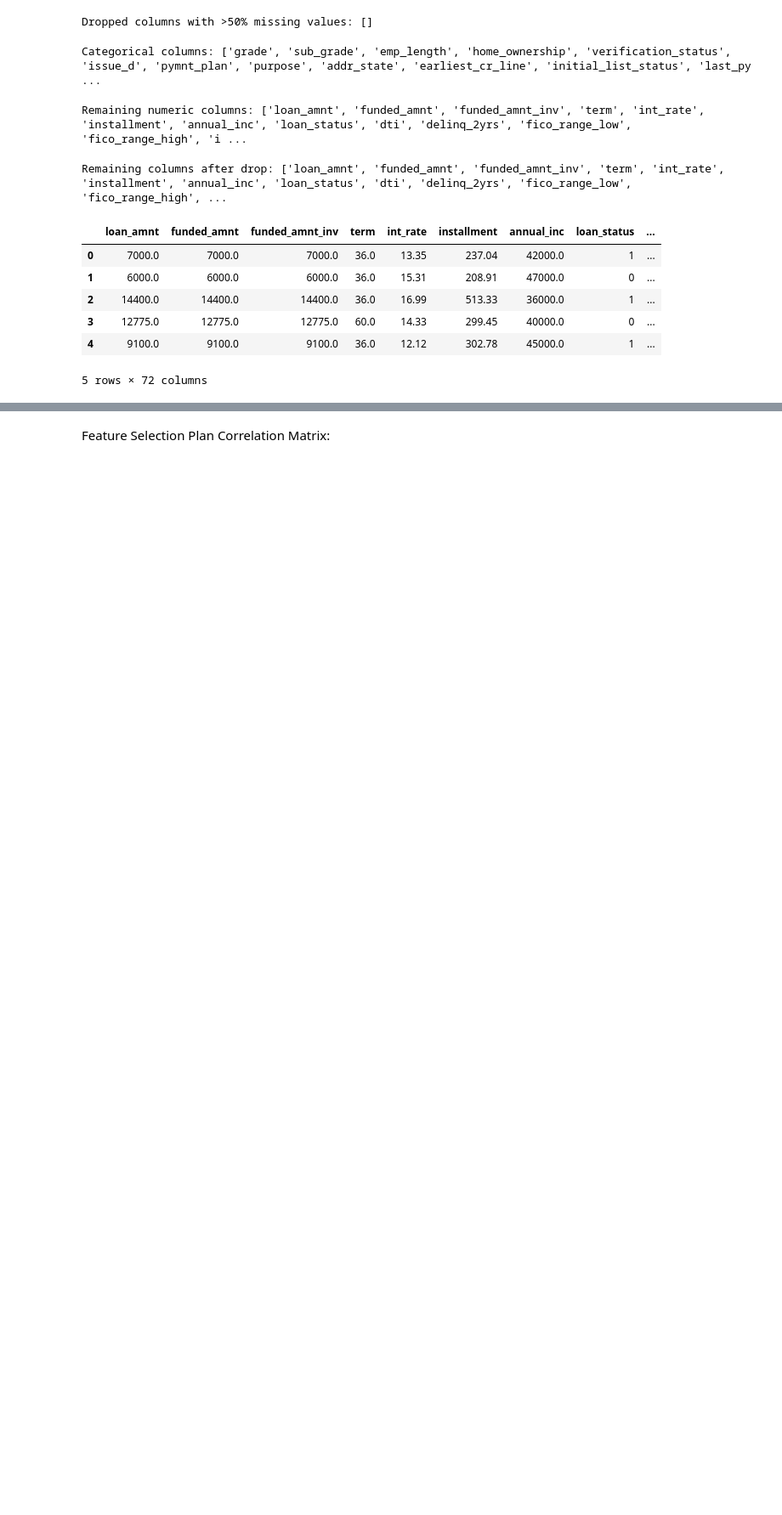
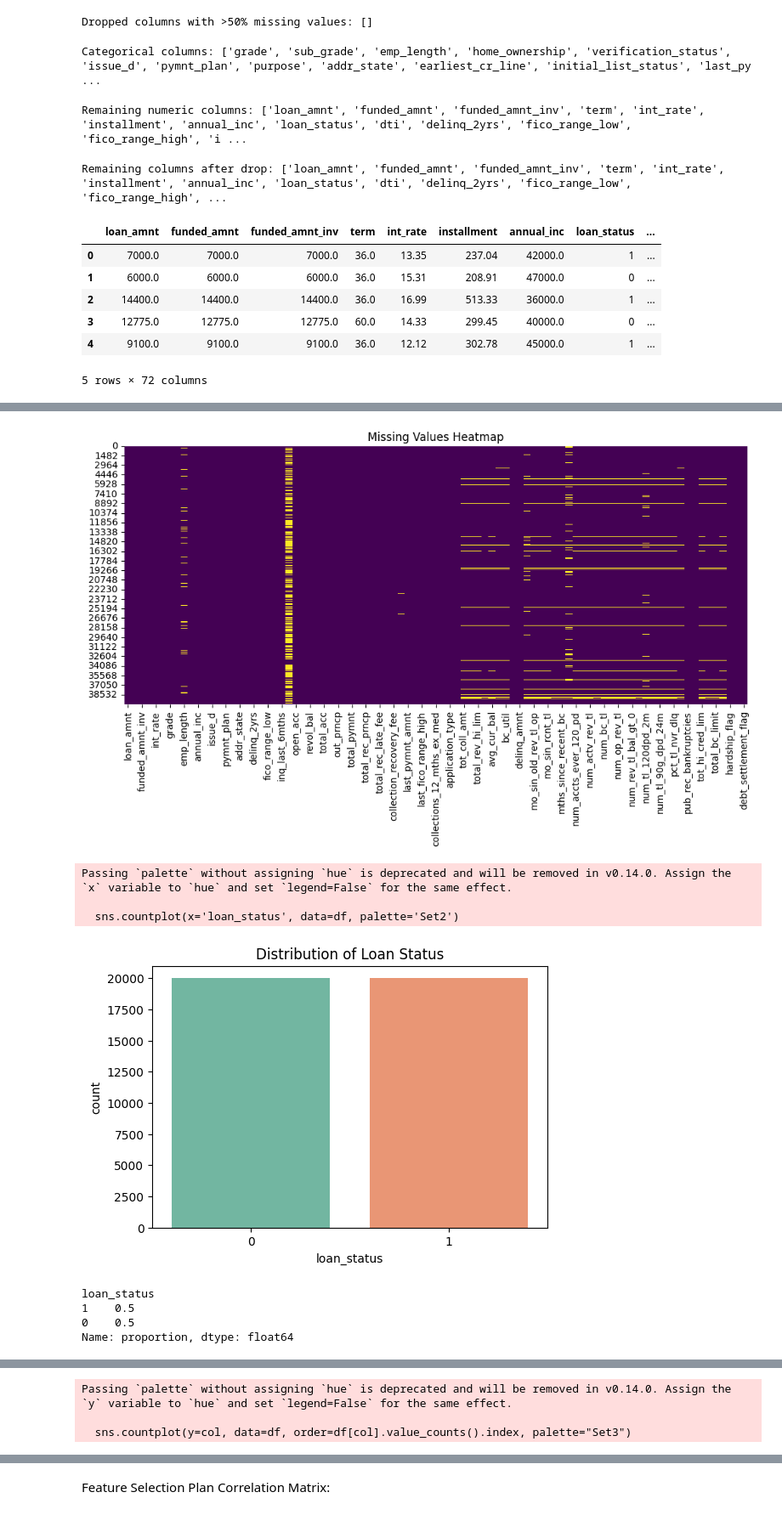
Before and after one commit to shubhammane7777/Comparing-Algorithms-for-Credit-Risk-Prediction-, a Jupyter notebook: Comparison_of_algorithms_of_credit_risk_for_prediction_.ipynb, the cells around one changed output, grey strips where cells are left out. Shown at 85% size. Cells and saved outputs as stored; diff of their text form; code cells hidden in the pictures; blank space fills up the shorter version.

```diff
--- a/Comparison_of_algorithms_of_credit_risk_for_prediction_.ipynb
+++ b/Comparison_of_algorithms_of_credit_risk_for_prediction_.ipynb
@@ -135,3 +135,67 @@ Remaining columns after drop: ['loan_amnt', 'funded_amnt', 'funded_amnt_inv', 't
 
     X_selected = pd.DataFrame(X_selected_array, columns=selected_columns)
     X_selected['loan_status'] = y.reset_index(drop=True)  # Add target back
+# %%
+# 📊 Exploratory Data Analysis (EDA)
+
+import matplotlib.pyplot as plt
+import seaborn as sns
+import numpy as np
+
+# ------------------------
+# 1. Basic overview
+# ------------------------
+print("Shape of dataset:", df.shape)
+print("\nDataset Info:")
+print(df.info())
+print("\nMissing Values (%):")
+print(df.isnull().mean() * 100)
+
+# ------------------------
+# 2. Missing values heatmap
+# ------------------------
+plt.figure(figsize=(12,5))
+sns.heatmap(df.isnull(), cbar=False, cmap="viridis")
+plt.title("Missing Values Heatmap")
+plt.show()
+
+# ------------------------
+# 3. Target variable distribution
+# ------------------------
+if 'loan_status' in df.columns:
+    plt.figure(figsize=(6,4))
+    sns.countplot(x='loan_status', data=df, palette='Set2')
+    plt.title("Distribution of Loan Status")
+    plt.show()
+    print(df['loan_status'].value_counts(normalize=True))
+
+# ------------------------
+# 4. Numerical feature distributions
+# ------------------------
+num_cols = df.select_dtypes(include=np.number).columns.tolist()
+
+df[num_cols].hist(figsize=(15,12), bins=30, edgecolor='black')
+plt.suptitle("Histograms of Numerical Features", fontsize=16)
+plt.show()
+
+# ------------------------
+# 5. Categorical feature distributions
+# ------------------------
+cat_cols = df.select_dtypes(exclude=np.number).columns.tolist()
+
+for col in cat_cols[:6]:  # show first 6 categorical features
+    plt.figure(figsize=(8,4))
+    sns.countplot(y=col, data=df, order=df[col].value_counts().index, palette="Set3")
+    plt.title(f"Distribution of {col}")
+    plt.show()
+
+# ------------------------
+# 6. Numerical features vs Target
+# ------------------------
+if 'loan_status' in df.columns:
+    for col in num_cols[:6]:  # show first 6 numeric for readability
+        plt.figure(figsize=(8,4))
+        sns.boxplot(x='loan_status', y=col, data=df, palette="Set2")
+        plt.title(f"{col} vs Loan Status")
+        plt.show()
+# %% [output]
@@ -137,0 +219,9 @@ Remaining columns after drop: ['loan_amnt', 'funded_amnt', 'funded_amnt_inv', 't
+[figure, added]
+Passing `palette` without assigning `hue` is deprecated and will be removed in v0.14.0. Assign the `x` variable to `hue` and set `legend=False` for the same effect.
+
+  sns.countplot(x='loan_status', data=df, palette='Set2')
+[figure, added]
+loan_status
+1    0.5
+0    0.5
+Name: proportion, dtype: float64
@@ -137,0 +229,3 @@ Remaining columns after drop: ['loan_amnt', 'funded_amnt', 'funded_amnt_inv', 't
+Passing `palette` without assigning `hue` is deprecated and will be removed in v0.14.0. Assign the `y` variable to `hue` and set `legend=False` for the same effect.
+
+  sns.countplot(y=col, data=df, order=df[col].value_counts().index, palette="Set3")
```
Also changed, not shown: parts of 12 cells of this notebook.
